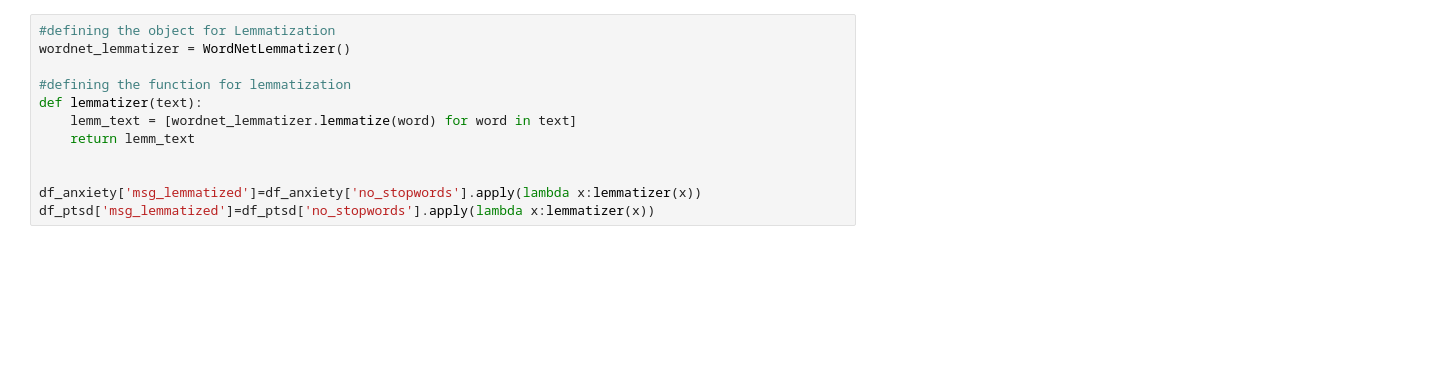
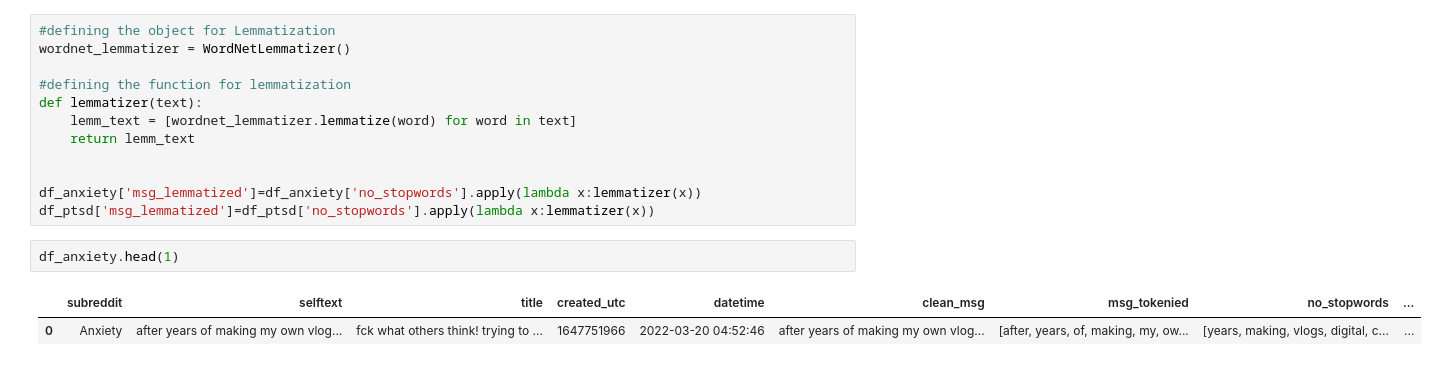
Before and after one commit to msamhz/GA-Lessons, a Jupyter notebook: project_3/Sample_test.ipynb, the cells around one changed output. Drawn from its saved outputs; the diff is of its cells as text; blank space fills up the shorter version.

```diff
--- a/project_3/Sample_test.ipynb
+++ b/project_3/Sample_test.ipynb
@@ -276,3 +276,8 @@ def lemmatizer(text):
 
 df_anxiety['msg_lemmatized']=df_anxiety['no_stopwords'].apply(lambda x:lemmatizer(x))
 df_ptsd['msg_lemmatized']=df_ptsd['no_stopwords'].apply(lambda x:lemmatizer(x))
+# %%
+df_anxiety.head(1)
+# %% [output]
+|  | subreddit | selftext | title | created_utc | datetime | clean_msg | msg_tokenied | no_stopwords | ... |
+| 0 | Anxiety | after years of making my own vlog... | fck what others think! trying to ... | 1647751966 | 2022-03-20 04:52:46 | after years of making my own vlog... | [after, years, of, making, my, ow... | [years, making, vlogs, digital, c... | ... |
```
Also changed, not shown: parts of 1 cell of this notebook.
